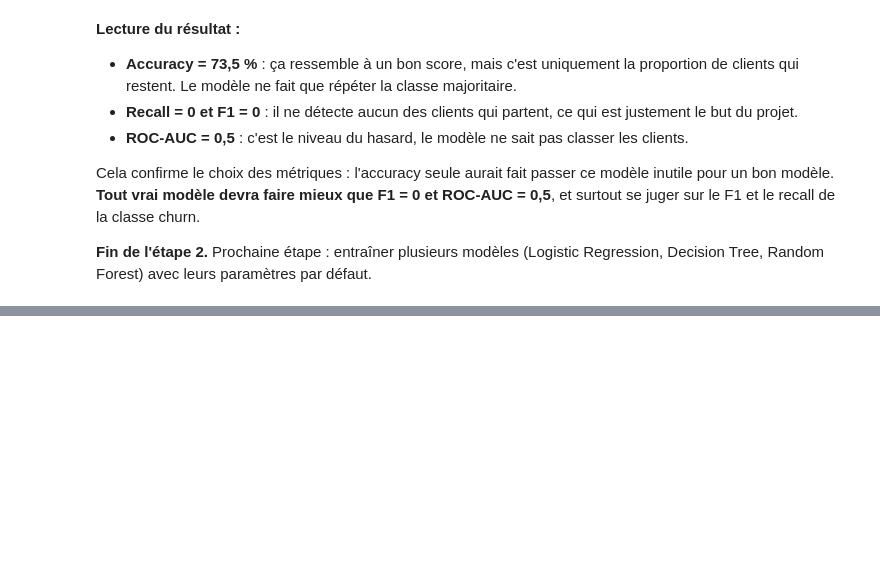
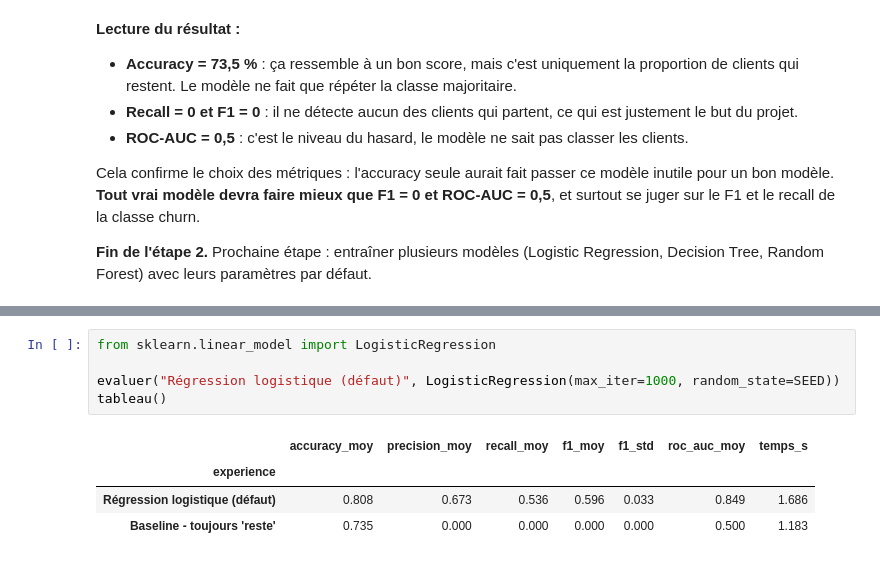
Before and after one commit to massamba0809/churn-prediction-ml, a Jupyter notebook: notebooks/04_entrainement_optimisation.ipynb, the cells around one changed output, grey strips where cells are left out. Drawn from its saved outputs; the diff is of its cells as text; blank space fills up the shorter version.

Commit message:
partie 4: presentation des 3 modeles et regression logistique par defaut

```diff
--- a/notebooks/04_entrainement_optimisation.ipynb
+++ b/notebooks/04_entrainement_optimisation.ipynb
@@ -331,0 +348,10 @@ Cela confirme le choix des métriques : l'accuracy seule aurait fait passer ce m
+# %%
+from sklearn.linear_model import LogisticRegression
+
+evaluer("Régression logistique (défaut)", LogisticRegression(max_iter=1000, random_state=SEED))
+tableau()
+# %% [output]
+|  | accuracy_moy | precision_moy | recall_moy | f1_moy | f1_std | roc_auc_moy | temps_s |
+| experience |  |  |  |  |  |  |  |
+| Régression logistique (défaut) | 0.808 | 0.673 | 0.536 | 0.596 | 0.033 | 0.849 | 1.686 |
+| Baseline - toujours 'reste' | 0.735 | 0.000 | 0.000 | 0.000 | 0.000 | 0.500 | 1.183 |
```
Also changed, not shown: parts of 2 cells of this notebook.
